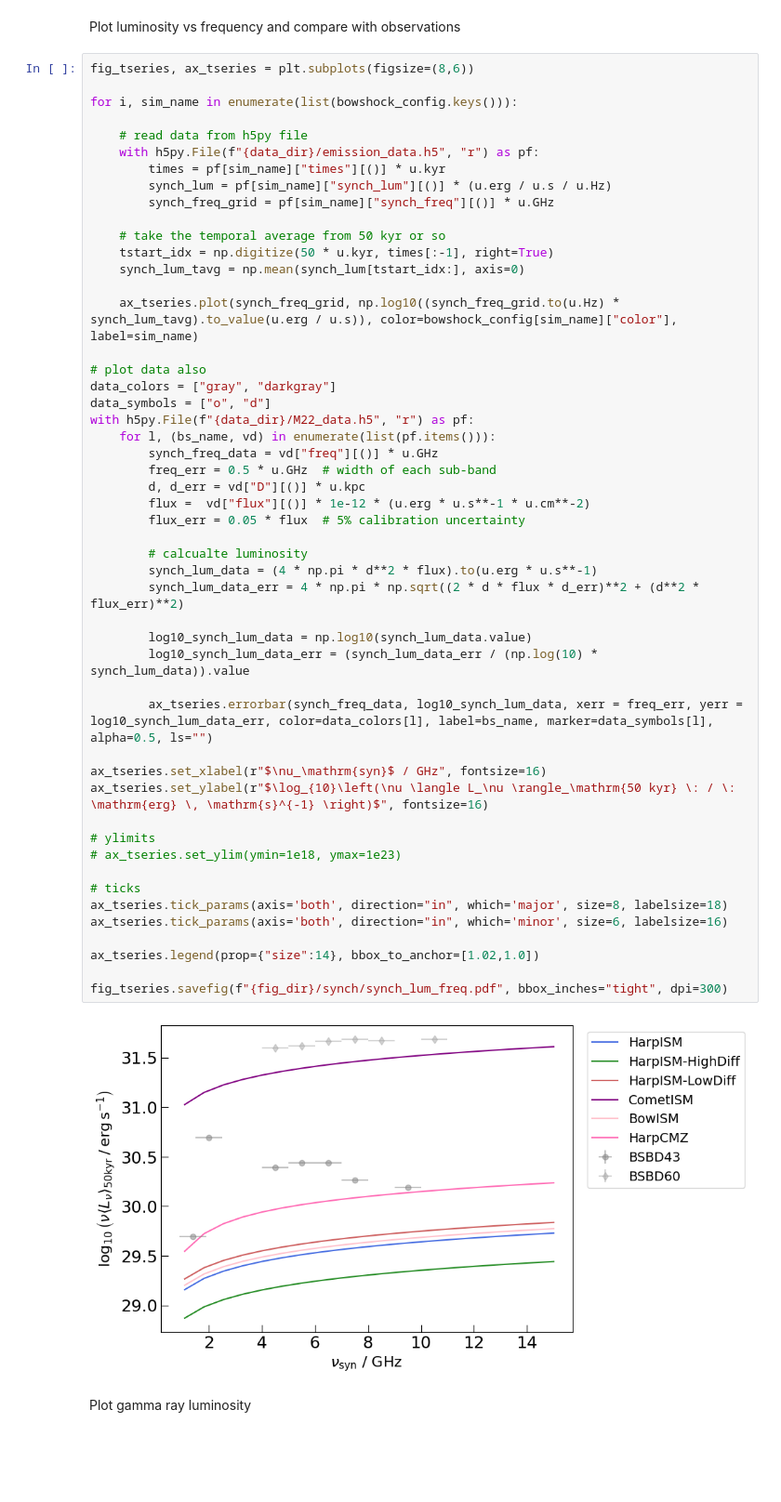
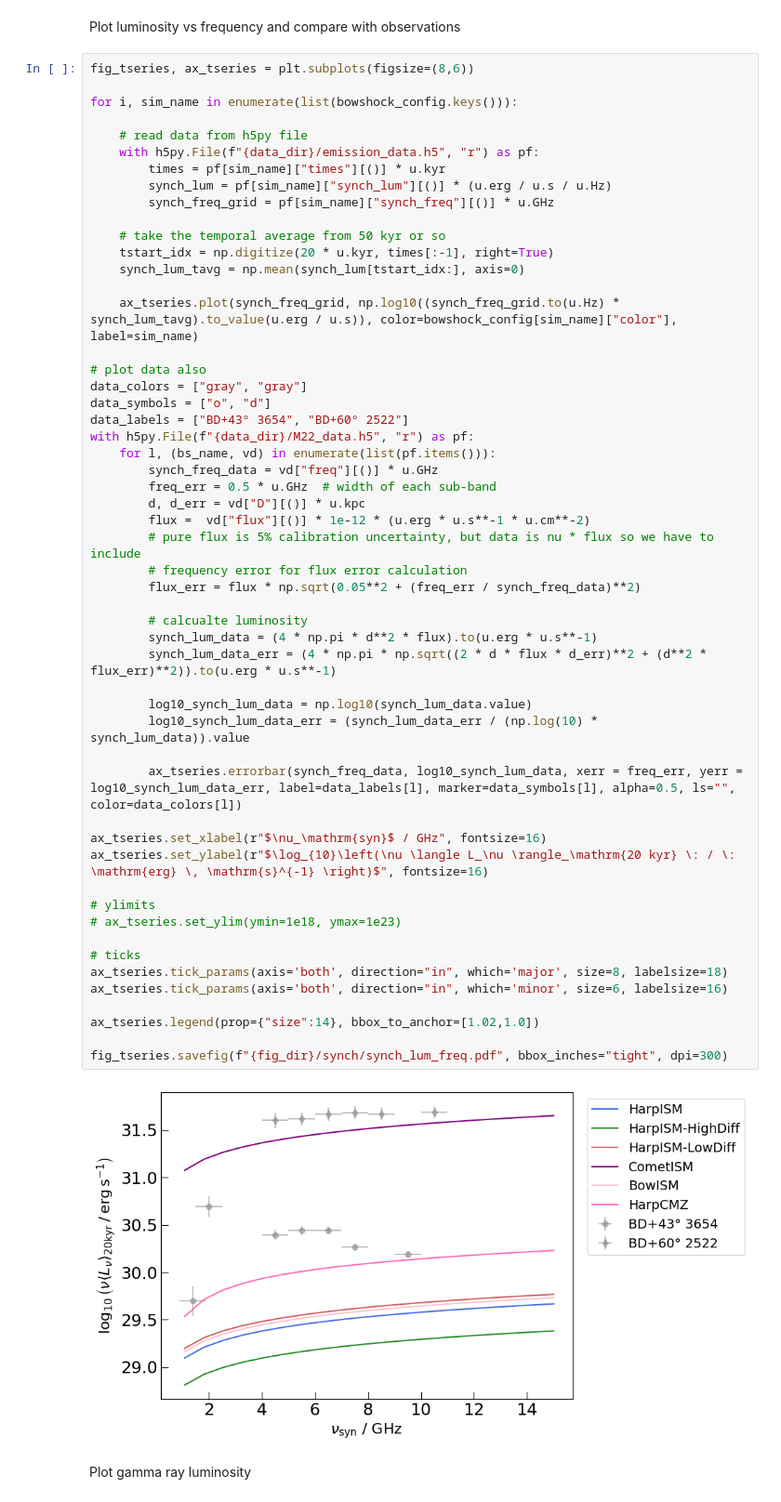
Before and after one commit to kwat0308/crbowshock_analysis_tools, a Jupyter notebook: calculate_CR_properties/2_plot_results/plot_luminosities.ipynb, the cells around one changed output. Shown: that part at 93% size. Saved outputs shown, nothing was run; the diff lists cells and outputs as text; blank space fills up the shorter version.

```diff
--- a/calculate_CR_properties/2_plot_results/plot_luminosities.ipynb
+++ b/calculate_CR_properties/2_plot_results/plot_luminosities.ipynb
@@ -69,46 +69,49 @@ for i, sim_name in enumerate(list(bowshock_config.keys())):
         synch_freq_grid = pf[sim_name]["synch_freq"][()] * u.GHz
 
     # take the temporal average from 50 kyr or so
-    tstart_idx = np.digitize(50 * u.kyr, times[:-1], right=True)
+    tstart_idx = np.digitize(20 * u.kyr, times[:-1], right=True)
     synch_lum_tavg = np.mean(synch_lum[tstart_idx:], axis=0)
 
     ax_tseries.plot(synch_freq_grid, np.log10((synch_freq_grid.to(u.Hz) * synch_lum_tavg).to_value(u.erg / u.s)), color=bowshock_config[sim_name]["color"], label=sim_name)
 
 # plot data also
-data_colors = ["gray", "darkgray"]
+data_colors = ["gray", "gray"]
 data_symbols = ["o", "d"]
+data_labels = ["BD+43° 3654", "BD+60° 2522"]
 with h5py.File(f"{data_dir}/M22_data.h5", "r") as pf:
     for l, (bs_name, vd) in enumerate(list(pf.items())):
         synch_freq_data = vd["freq"][()] * u.GHz
         freq_err = 0.5 * u.GHz  # width of each sub-band
         d, d_err = vd["D"][()] * u.kpc
         flux =  vd["flux"][()] * 1e-12 * (u.erg * u.s**-1 * u.cm**-2)
-        flux_err = 0.05 * flux  # 5% calibration uncertainty
+        # pure flux is 5% calibration uncertainty, but data is nu * flux so we have to include
+        # frequency error for flux error calculation
+        flux_err = flux * np.sqrt(0.05**2 + (freq_err / synch_freq_data)**2)
 
         # calcualte luminosity
         synch_lum_data = (4 * np.pi * d**2 * flux).to(u.erg * u.s**-1)
-        synch_lum_data_err = 4 * np.pi * np.sqrt((2 * d * flux * d_err)**2 + (d**2 * flux_err)**2)
+        synch_lum_data_err = (4 * np.pi * np.sqrt((2 * d * flux * d_err)**2 + (d**2 * flux_err)**2)).to(u.erg * u.s**-1)
 
         log10_synch_lum_data = np.log10(synch_lum_data.value)
         log10_synch_lum_data_err = (synch_lum_data_err / (np.log(10) * synch_lum_data)).value
 
-        ax_tseries.errorbar(synch_freq_data, log10_synch_lum_data, xerr = freq_err, yerr = log10_synch_lum_data_err, color=data_colors[l], label=bs_name, marker=data_symbols[l], alpha=0.5, ls="")
+        ax_tseries.errorbar(synch_freq_data, log10_synch_lum_data, xerr = freq_err, yerr = log10_synch_lum_data_err, label=data_labels[l], marker=data_symbols[l], alpha=0.5, ls="", color=data_colors[l])
 
 ax_tseries.set_xlabel(r"$\nu_\mathrm{syn}$ / GHz", fontsize=16)
-ax_tseries.set_ylabel(r"$\log_{10}\left(\nu \langle L_\nu \rangle_\mathrm{50 kyr} \: / \: \mathrm{erg} \, \mathrm{s}^{-1} \right)$", fontsize=16)
+ax_tseries.set_ylabel(r"$\log_{10}\left(\nu \langle L_\nu \rangle_\mathrm{20 kyr} \: / \: \mathrm{erg} \, \mathrm{s}^{-1} \right)$", fontsize=16)
 
 # ylimits
 # ax_tseries.set_ylim(ymin=1e18, ymax=1e23)
 
 # ticks
 ax_tseries.tick_params(axis='both', direction="in", which='major', size=8, labelsize=18)
 ax_tseries.tick_params(axis='both', direction="in", which='minor', size=6, labelsize=16)
 
 ax_tseries.legend(prop={"size":14}, bbox_to_anchor=[1.02,1.0])
 
 fig_tseries.savefig(f"{fig_dir}/synch/synch_lum_freq.pdf", bbox_inches="tight", dpi=300)
 # %% [output]
-[figure, old version]
+[figure, new version]
 # %% [markdown]
 Plot gamma ray luminosity
 # %%
```
Also changed, not shown: parts of 2 cells of this notebook, 7 other files.
